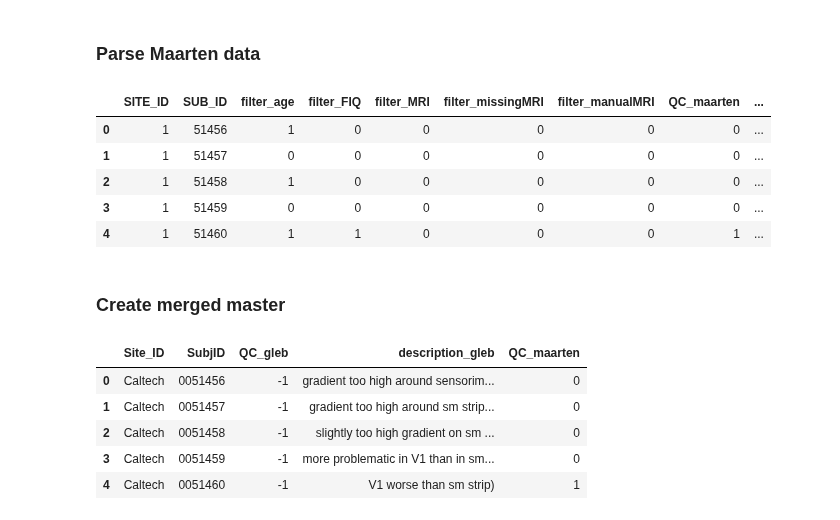
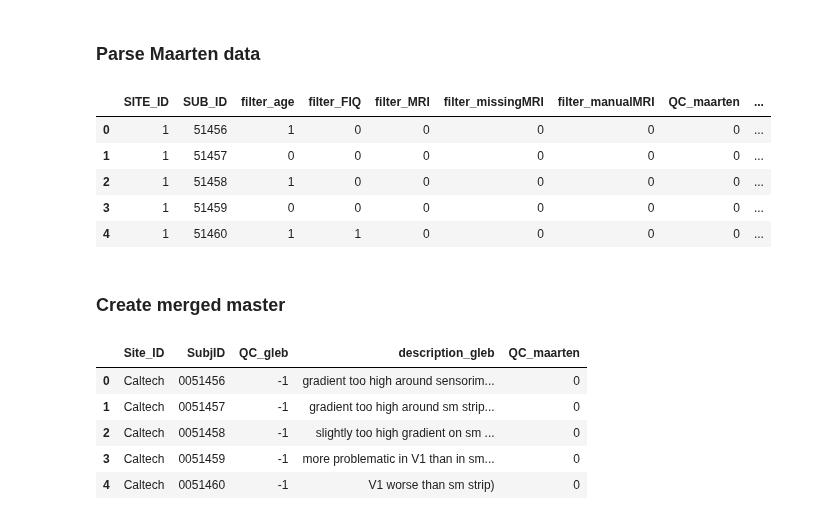
Before and after one commit to neurodatascience/compare-surf-tools, a Jupyter notebook: notebooks/import_QC_data.ipynb, the cells around one changed output. Cells and saved outputs as stored; diff of their text form; code cells hidden in the pictures.

```diff
--- a/notebooks/import_QC_data.ipynb
+++ b/notebooks/import_QC_data.ipynb
@@ -48,16 +48,16 @@ gleb_abide1_df.tail()
 ### Parse Maarten data
 # %%
 maarten_abide1_df[['filter_FIQ','filter_MRI','filter_missingMRI','filter_manualMRI']].astype('int')
-maarten_abide1_df['QC_maarten'] = maarten_abide1_df.loc[:,['filter_FIQ','filter_MRI','filter_missingMRI','filter_manualMRI']].sum(axis=1)
+maarten_abide1_df['QC_maarten'] = maarten_abide1_df.loc[:,['filter_MRI','filter_missingMRI','filter_manualMRI']].sum(axis=1)
 maarten_abide1_df['SubjID']='00' + maarten_abide1_df['SUB_ID']
 maarten_abide1_df.head()
 # %% [output]
 |  | SITE_ID | SUB_ID | filter_age | filter_FIQ | filter_MRI | filter_missingMRI | filter_manualMRI | QC_maarten | ... |
 | 0 | 1 | 51456 | 1 | 0 | 0 | 0 | 0 | 0 | ... |
 | 1 | 1 | 51457 | 0 | 0 | 0 | 0 | 0 | 0 | ... |
 | 2 | 1 | 51458 | 1 | 0 | 0 | 0 | 0 | 0 | ... |
 | 3 | 1 | 51459 | 0 | 0 | 0 | 0 | 0 | 0 | ... |
-| 4 | 1 | 51460 | 1 | 1 | 0 | 0 | 0 | 1 | ... |
+| 4 | 1 | 51460 | 1 | 1 | 0 | 0 | 0 | 0 | ... |
 # %% [markdown]
 ### Create merged master
 # %%
@@ -69,6 +69,6 @@ master_QC_df.head()
 | 1 | Caltech | 0051457 | -1 | gradient too high around sm strip... | 0 |
 | 2 | Caltech | 0051458 | -1 | slightly too high gradient on sm ... | 0 |
 | 3 | Caltech | 0051459 | -1 | more problematic in V1 than in sm... | 0 |
-| 4 | Caltech | 0051460 | -1 | V1 worse than sm strip) | 1 |
+| 4 | Caltech | 0051460 | -1 | V1 worse than sm strip) | 0 |
 # %%
 #master_QC_df.to_csv(qc_dir + 'master_QC_table.csv')
```
Also changed, not shown: parts of 1 cell of this notebook, 3 other files.
